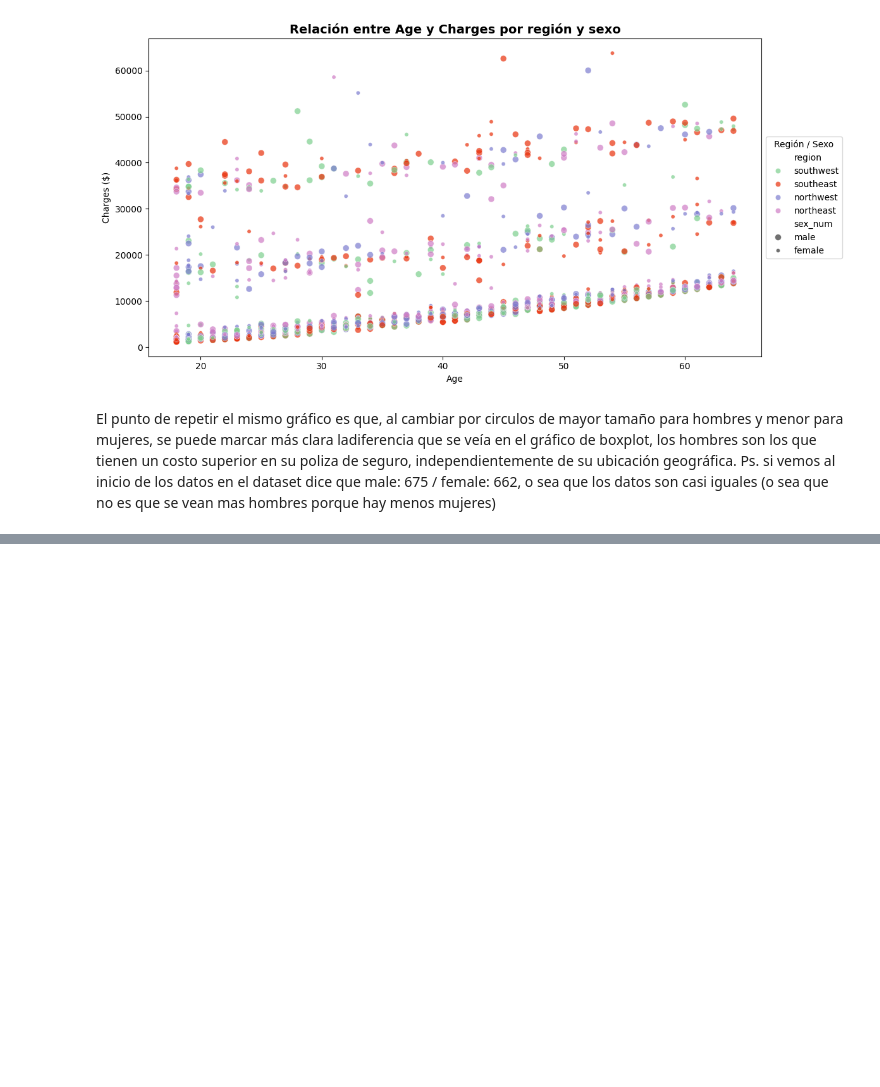
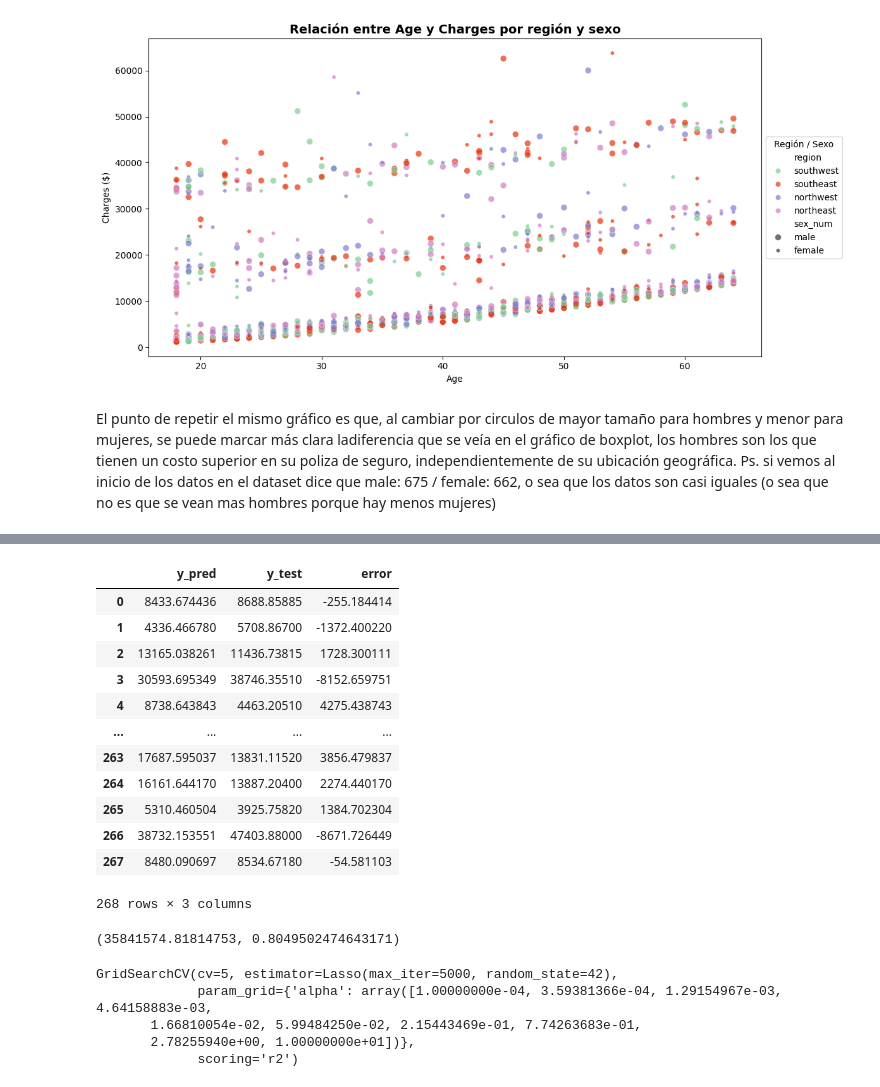
Before and after one commit to 4GeeksAcademy/Leonel_Ponce_Regresion_lineal_medical_insurance, a Jupyter notebook: src/explore.ipynb, the cells around one changed output, grey strips where cells are left out. Cells and saved outputs as stored; diff of their text form; code cells hidden in the pictures; blank space fills up the shorter version.

```diff
--- a/src/explore.ipynb
+++ b/src/explore.ipynb
@@ -332,0 +368,11 @@ El punto de repetir el mismo gráfico es que, al cambiar por circulos de mayor t
+# %%
+X = pd.get_dummies(df.drop("charges", axis=1), drop_first=True)
+y = df["charges"]
+X_train, X_test, y_train, y_test = train_test_split(X, y, test_size=0.2, random_state=42)
+# %%
+selection_model = SelectKBest(f_regression, k=4)
+selection_model.fit(X_train, y_train)
+columns = X_train.columns[selection_model.get_support()]
+X_train = pd.DataFrame(selection_model.transform(X_train), columns = columns)
+X_test = pd.DataFrame(selection_model.transform(X_test), columns = columns)
+X_train.head()
@@ -332,0 +386,3 @@ El punto de repetir el mismo gráfico es que, al cambiar por circulos de mayor t
+# %%
+model = LinearRegression()
+model.fit(X_train, y_train)
@@ -332,0 +391,2 @@ El punto de repetir el mismo gráfico es que, al cambiar por circulos de mayor t
+# %%
+y_pred = model.predict(X_test)
@@ -332,0 +408,38 @@ El punto de repetir el mismo gráfico es que, al cambiar por circulos de mayor t
+# %%
+#Comparamos predict
+y_test = y_test.reset_index(drop=True)
+
+pred = pd.DataFrame({"y_pred":y_pred})
+pred["y_test"] = y_test
+pred["error"] = pred["y_pred"] - pred["y_test"]
+pred
+# %% [output]
+|  | y_pred | y_test | error |
+| 0 | 8433.674436 | 8688.85885 | -255.184414 |
+| 1 | 4336.466780 | 5708.86700 | -1372.400220 |
+| 2 | 13165.038261 | 11436.73815 | 1728.300111 |
+| 3 | 30593.695349 | 38746.35510 | -8152.659751 |
+| 4 | 8738.643843 | 4463.20510 | 4275.438743 |
+| ... | ... | ... | ... |
+| 263 | 17687.595037 | 13831.11520 | 3856.479837 |
+| 264 | 16161.644170 | 13887.20400 | 2274.440170 |
+| 265 | 5310.460504 | 3925.75820 | 1384.702304 |
+| 266 | 38732.153551 | 47403.88000 | -8671.726449 |
+| 267 | 8480.090697 | 8534.67180 | -54.581103 |
+268 rows × 3 columns
+# %%
+mean_squared_error(y_test, y_pred), r2_score(y_test, y_pred)
+# %% [output]
+(35841574.81814753, 0.8049502474643171)
+# %%
+grid = {"alpha": np.logspace(-4, 1, 10)}
+lasso = Lasso(max_iter= 5000, tol=1e-4, selection= "cyclic", random_state= 42)
+
+grid = GridSearchCV(estimator= lasso, param_grid= grid, cv= 5, scoring= "r2")
+grid.fit(X_train, y_train)
+# %% [output]
+GridSearchCV(cv=5, estimator=Lasso(max_iter=5000, random_state=42),
+             param_grid={'alpha': array([1.00000000e-04, 3.59381366e-04, 1.29154967e-03, 4.64158883e-03,
+       1.66810054e-02, 5.99484250e-02, 2.15443469e-01, 7.74263683e-01,
+       2.78255940e+00, 1.00000000e+01])},
+             scoring='r2')
```
Also changed, not shown: parts of 17 cells of this notebook, 1 other file.
